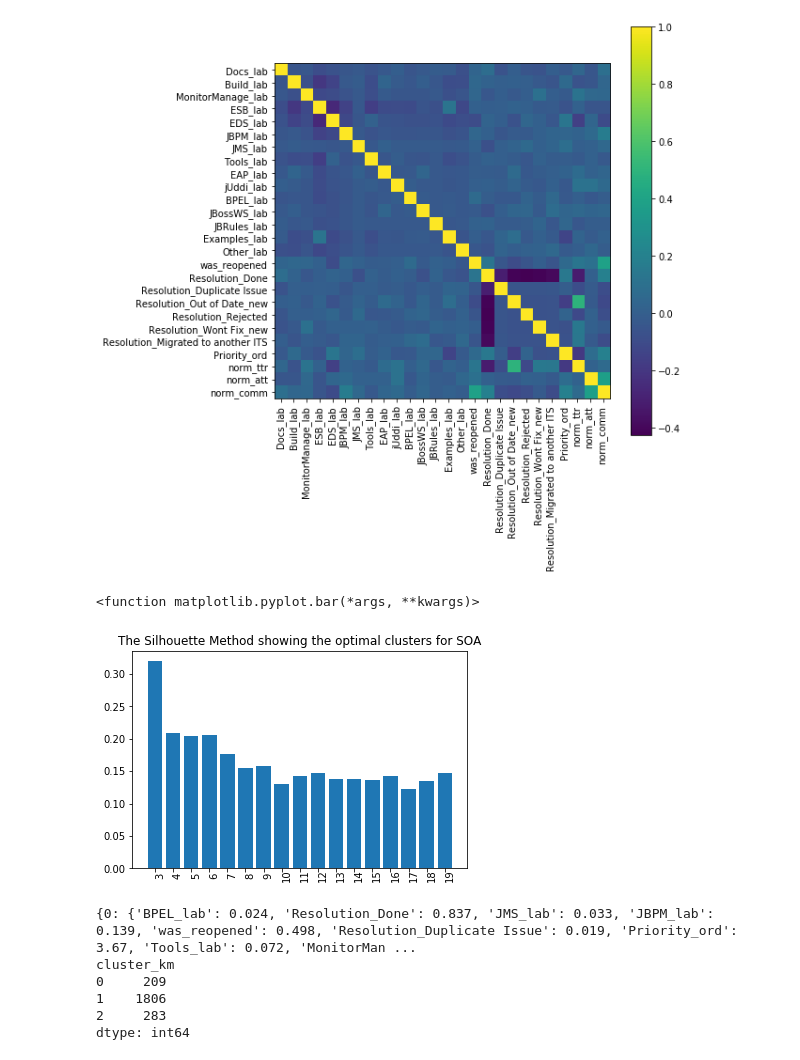
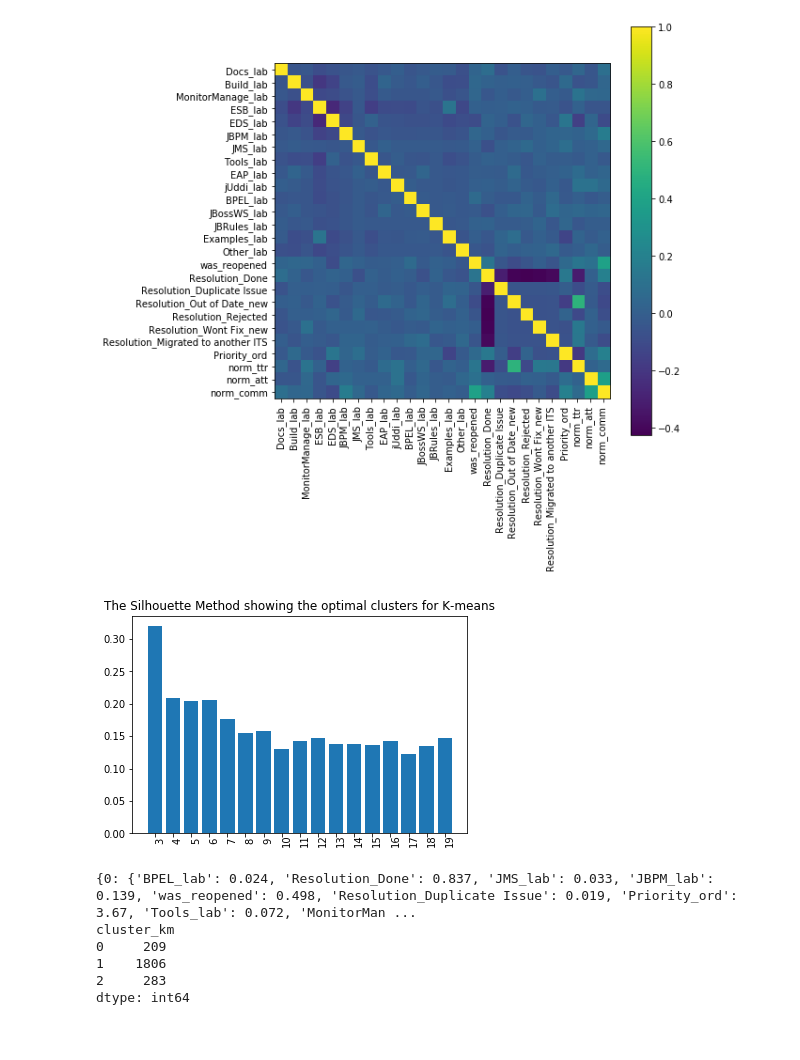
Before and after one commit to AnkaGromova/DefectClustering, a Jupyter notebook: JBSOA_clustering.ipynb, the cells around one changed output. Saved outputs shown, nothing was run; the diff lists cells and outputs as text; code cells hidden in the pictures.

```diff
--- a/JBSOA_clustering.ipynb
+++ b/JBSOA_clustering.ipynb
@@ -207,25 +231,69 @@ corr_heatmap(clust_data)
 # %%
 from sklearn.cluster import KMeans
 from sklearn.metrics import silhouette_samples, silhouette_score
 from scipy.spatial.distance import cdist
 
-def silh_index(data, title):
+def silh_index(data):
     silh_ind={}
     for i in range(3,20):
         kmeans=KMeans(n_clusters=i, random_state=42)
         labi=kmeans.fit_predict(data)
-        silhouette_avg = silhouette_score(data,labi)
+        silhouette_avg = silhouette_score(data,labi, metric='minkowski')
         silh_ind.update({i:silhouette_avg})
     plt.figure()
     plt.xticks(range(len(silh_ind)), silh_ind.keys(),rotation=90, rotation_mode='anchor')
     plt.bar(range(len(silh_ind)), silh_ind.values(), align='center')
-    plt.title(title)
+    plt.title('The Silhouette Method showing the optimal clusters for K-means')
     return plt.bar
 
-silh_index(clust_data,'The Silhouette Method showing the optimal clusters for SOA')
+silh_index(clust_data)
+
+def caha_index(data):
+    caha_ind={}
+    for i in range(3,16):
+        kmeans=KMeans(n_clusters=i, random_state=0).fit(data)
+        cllab = kmeans.labels_
+        caha=metrics.calinski_harabaz_score(data, cllab)
+        caha_ind.update({i:caha})
+    plt.figure()
+    plt.xticks(range(len(caha_ind)), caha_ind.keys(),rotation=90, rotation_mode='anchor')
+    plt.bar(range(len(caha_ind)), caha_ind.values(), align='center')
+
+    return plt.bar
+
+#caha_index(clust_data)
+
+def db_index(data):
+    db_ind={}
+    for i in range(3,16):
+        kmeans=KMeans(n_clusters=i, random_state=0).fit(data)
+        cllab = kmeans.labels_
+        dbi=metrics.davies_bouldin_score(data, cllab)
+        db_ind.update({i:dbi})
+    plt.figure()
+    plt.xticks(range(len(db_ind)), db_ind.keys(),rotation=90, rotation_mode='anchor')
+    plt.bar(range(len(db_ind)), db_ind.values(), align='center')
+    return plt.bar
+
+#db_index(clust_data) в 20-той версии
+
+def elbow(data):
+    distortions=[]
+    K = range(3,20)
+    for i in K:
+        kmeans=KMeans(n_clusters=i, random_state=0).fit(data)
+        distortions.append(sum(numpy.min(cdist(data, kmeans.cluster_centers_, 'euclidean'), axis=1)) / data.shape[0])
+
+    plt.figure()
+    plt.plot(K, distortions, 'bx-')
+    plt.xlabel('k')
+    plt.ylabel('Distortion')
+    plt.title('The Elbow Method showing the optimal clusters for K-means')
+    return plt.show()
+
+#elbow(clust_data)
 # %% [output]
-<function matplotlib.pyplot.bar(*args, **kwargs)>
-[figure, old version]
+[figure, new version]
 # %%
 def km_clustering(n,data):
     headers=list(data)
```
Also changed, not shown: parts of 35 cells of this notebook, 2 other files.
